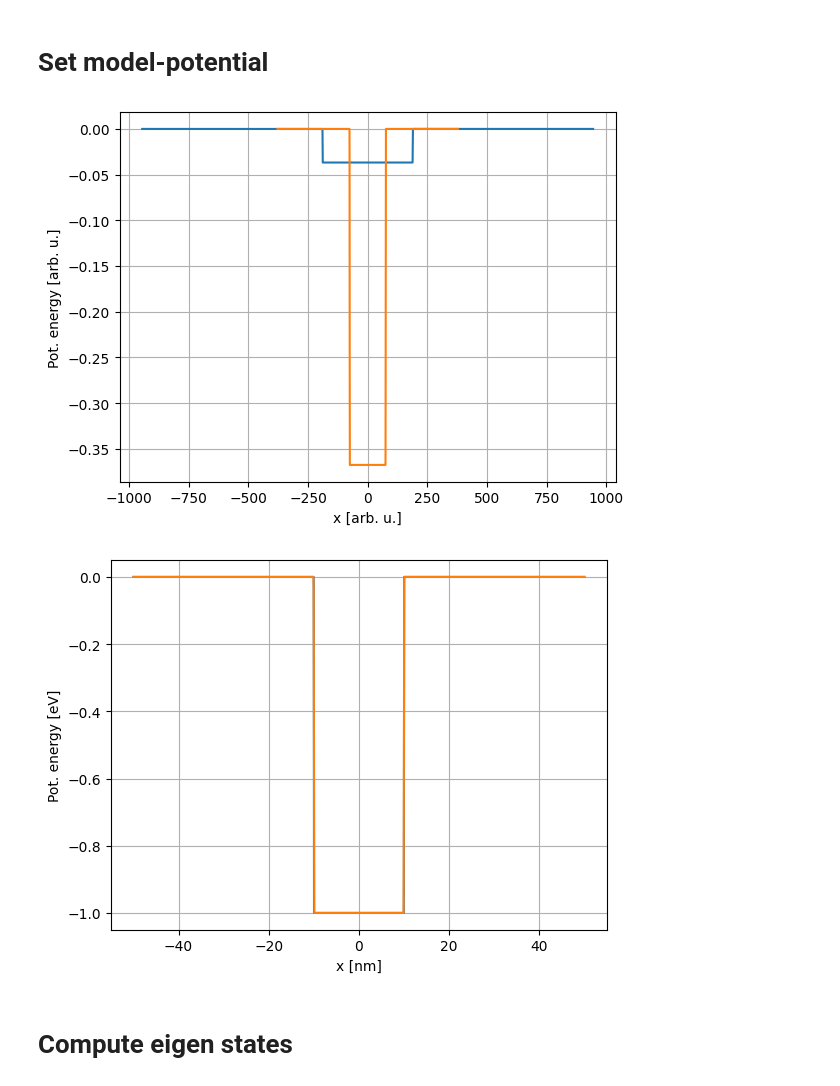
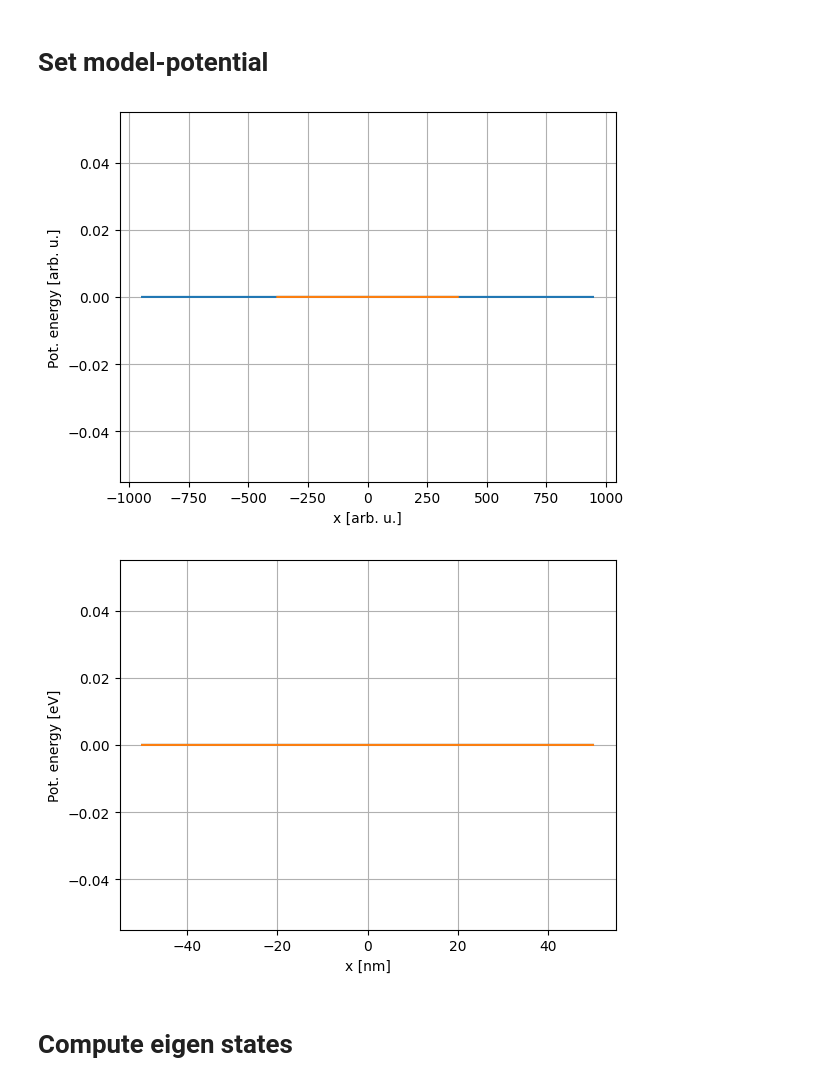
Before and after one commit to magashegyi/testrepo, a Jupyter notebook: test_atomic_units.ipynb, the cells around one changed output. Saved outputs shown, nothing was run; the diff lists cells and outputs as text; code cells hidden in the pictures.

```diff
--- a/test_atomic_units.ipynb
+++ b/test_atomic_units.ipynb
@@ -199,8 +181,10 @@ uxgrid_hus, uxgrid_hus_dx = np.linspace(uxgrid_min*(hus.ureg("nm")/hus.length_un
                           uxgrid_num,retstep=True)
 
 uxgrid_hus_width = (uxgrid_hus[-1] - uxgrid_hus[0])
+to_nm_hus = (hus.ureg("nm")/hus.length_unit.to("nm")).magnitude
+uxgrid_hus_step_size = uxgrid_hus_dx*hus.length_unit.to("nm")
+
 print(uxgrid_hus_dx,uxgrid_hus_width,uxgrid_hus_width*hus.length_unit.to('nm'))
-uxgrid_hus_step_size = uxgrid_hus_dx*hus.length_unit.to("nm")
 print(uxgrid_hus_step_size)
 
 uxgrid_rus, uxgrid_rus_dx = np.linspace(uxgrid_min*(rus.ureg("nm")/rus.length_unit.to("nm")).magnitude,\
@@ -208,8 +192,10 @@ uxgrid_rus, uxgrid_rus_dx = np.linspace(uxgrid_min*(rus.ureg("nm")/rus.length_un
                           uxgrid_num,retstep=True)
 
 uxgrid_rus_width = (uxgrid_rus[-1] - uxgrid_rus[0])
+to_nm_rus = (rus.ureg("nm")/rus.length_unit.to("nm")).magnitude
+uxgrid_rus_step_size = uxgrid_rus_dx*rus.length_unit.to("nm")
+
 print(uxgrid_rus_dx,uxgrid_rus_width,uxgrid_rus_width*rus.length_unit.to('nm'))
-uxgrid_rus_step_size = uxgrid_rus_dx*rus.length_unit.to("nm")
 print(uxgrid_rus_step_size)
 # %% [output]
 0.23070762112346224 1889.7261246222793 99.99999999999999 nanometer
@@ -224,37 +210,37 @@ import potentials as pots
 import pint
 
 
-well_depth = 1.0 # eV
+well_depth = 0.0 # eV
 well_depth_hus = (well_depth*hus.ureg("eV")/hus.energy_unit.to("eV")).magnitude
 well_depth_rus = (well_depth*rus.ureg("eV")/rus.energy_unit.to("eV")).magnitude
 
 well_width = 20.0 # nm
-well_width_hus = (well_width*hus.ureg("nm")/hus.length_unit.to("nm")).magnitude
-well_width_rus = (well_width*rus.ureg("nm")/rus.length_unit.to("nm")).magnitude
+well_width_hus = well_width*to_nm_hus
+well_width_rus = well_width*to_nm_rus
 
 
 modelpot_hus=pots.SmoothStackPotential(uxgrid_hus,wallwidth=0,\
                                    wallheight=0,\
                                    welldepth=well_depth_hus,\
                                    wellwidth=well_width_hus,\
                                    wallrise = 2,\
                                    wellfall = 2)
 
 modelpot_rus=pots.SmoothStackPotential(uxgrid_rus,wallwidth=0,\
                                    wallheight=0,\
                                    welldepth=well_depth_rus,\
                                    wellwidth=well_width_rus,\
                                    wallrise = 2,\
                                    wellfall = 2)
 
 plt.plot(uxgrid_hus,modelpot_hus(0))
 plt.plot(uxgrid_rus,modelpot_rus(0))
 plt.xlabel("x [arb. u.]")
 plt.ylabel("Pot. energy [arb. u.]")
 plt.grid()
 plt.show()
 # %% [output]
-[figure, old version]
+[figure, new version]
 # %%
 x = uxgrid_hus * hus.length_unit.to('nm')
 y = modelpot_hus(0) * hus.energy_unit.to('eV')
@@ -267,7 +253,7 @@ plt.ylabel("Pot. energy [eV]")
 plt.grid()
 plt.show()
 # %% [output]
-[figure, old version]
+[figure, new version]
 # %% [markdown]
 # Compute eigen states
 # %%
```
Also changed, not shown: parts of 51 cells of this notebook.
